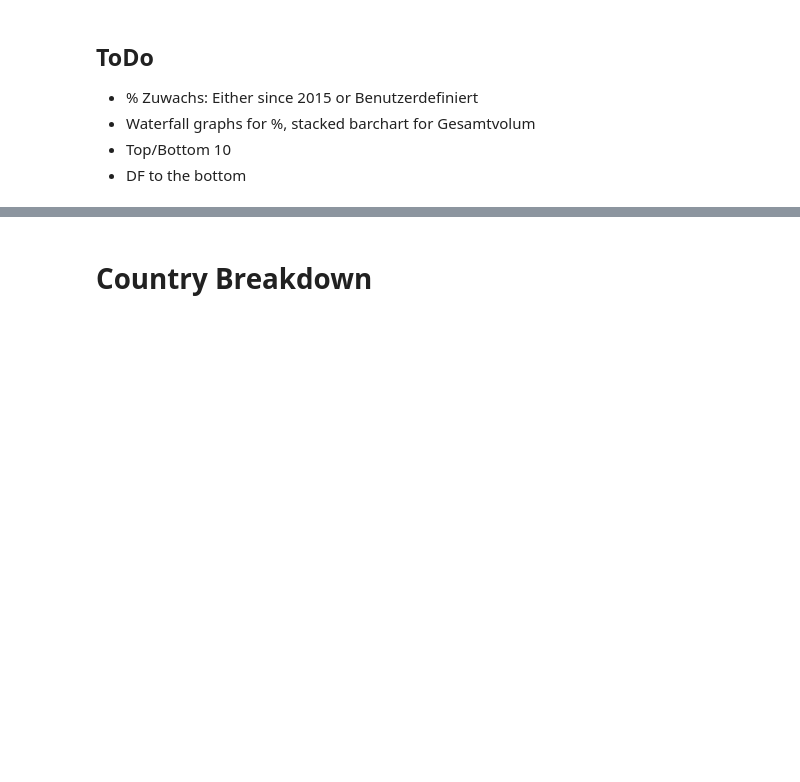
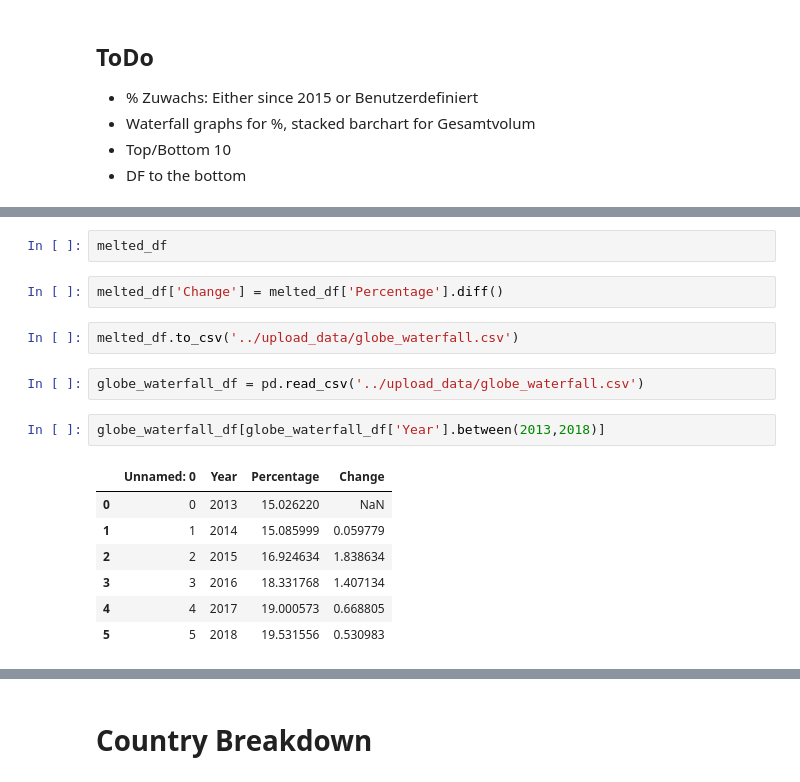
Before and after one commit to Samuel-Drewes/KlimaPortfolios, a Jupyter notebook: notebooks/first_play.ipynb, the cells around one changed output, grey strips where cells are left out. Saved outputs shown, nothing was run; the diff lists cells and outputs as text; blank space fills up the shorter version.

```diff
--- a/notebooks/first_play.ipynb
+++ b/notebooks/first_play.ipynb
@@ -242,0 +194,18 @@ fig.show()
+# %%
+melted_df
+# %%
+melted_df['Change'] = melted_df['Percentage'].diff()
+# %%
+melted_df.to_csv('../upload_data/globe_waterfall.csv')
+# %%
+globe_waterfall_df = pd.read_csv('../upload_data/globe_waterfall.csv')
+# %%
+globe_waterfall_df[globe_waterfall_df['Year'].between(2013,2018)]
+# %% [output]
+|  | Unnamed: 0 | Year | Percentage | Change |
+| 0 | 0 | 2013 | 15.026220 | NaN |
+| 1 | 1 | 2014 | 15.085999 | 0.059779 |
+| 2 | 2 | 2015 | 16.924634 | 1.838634 |
+| 3 | 3 | 2016 | 18.331768 | 1.407134 |
+| 4 | 4 | 2017 | 19.000573 | 0.668805 |
+| 5 | 5 | 2018 | 19.531556 | 0.530983 |
```
Also changed, not shown: parts of 45 cells of this notebook, 1 other file.
